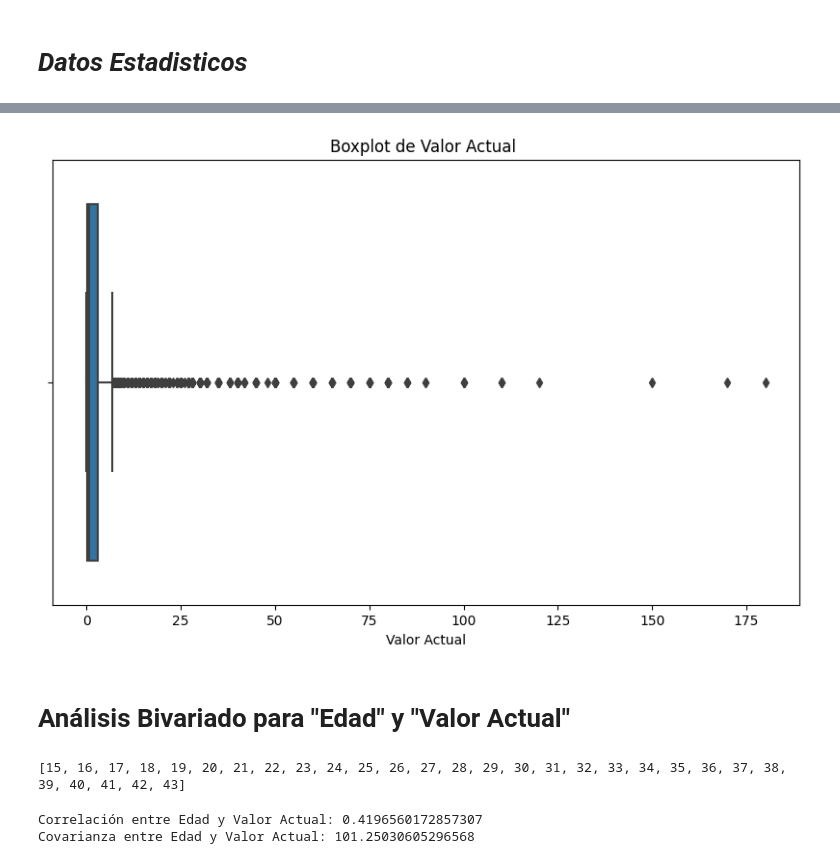
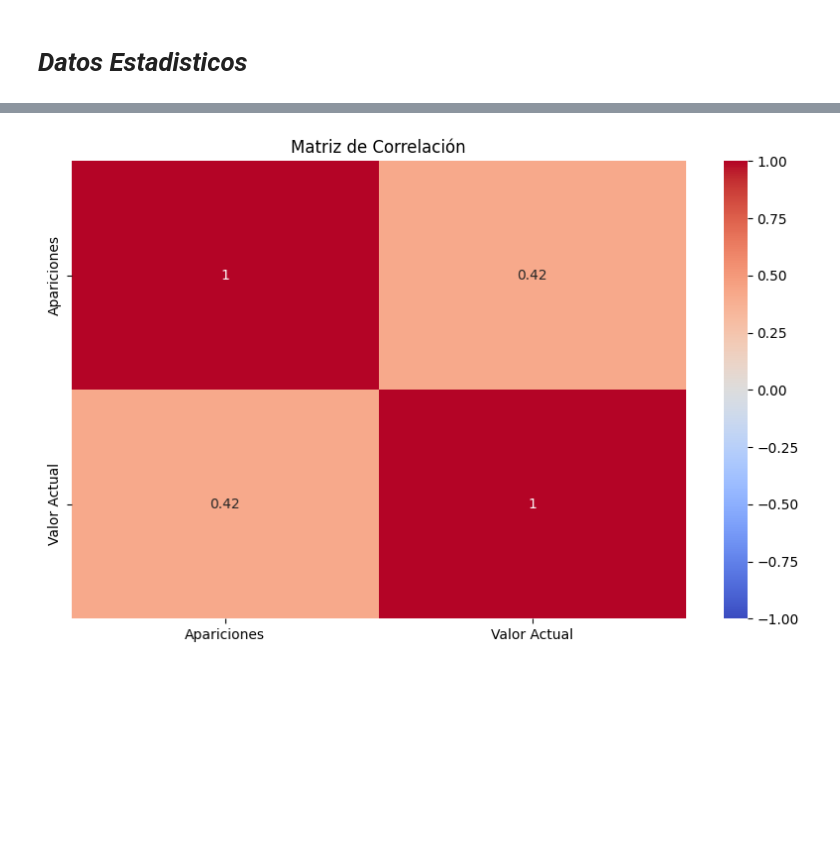
Before and after one commit to alessandrinipablo/Entregas-DS-C49200, a Jupyter notebook: Entrega 10/entrega10.ipynb, the cells around one changed output, grey strips where cells are left out. Cells and saved outputs as stored; diff of their text form; code cells hidden in the pictures; blank space fills up the shorter version.

```diff
--- a/Entrega 10/entrega10.ipynb
+++ b/Entrega 10/entrega10.ipynb
@@ -231,0 +213,16 @@ for rango in rangos:
+# %%
+
+# Definir los límites y etiquetas de los grupos
+bins_apariciones = [0, 50, 100, 150, 200, float('inf')]
+labels_apariciones = ['0-50', '51-100', '101-150', '151-200', '>200']
+
+# Agrupar las apariciones en los grupos definidos
+df_proyecto['Apariciones_Categoria'] = pd.cut(df_proyecto['Apariciones'], bins=bins_apariciones, labels=labels_apariciones)
+
+# Crear el boxplot
+plt.figure(figsize=(10, 6))
+sns.boxplot(x='Apariciones_Categoria', y='Valor Actual', data=df_proyecto)
+plt.title('Boxplot de Valor Actual por Grupos de cantidad  de Apariciones')
+plt.xlabel('Apariciones')
+plt.ylabel('Valor Actual (Millones de dólares)')
+plt.show()
@@ -234,12 +232,0 @@ for rango in rangos:
-# %%
-bins_valor = [0, 10, 20, 30, 40, 50, 60, 70]
-labels_valor = ['<10M', '10-20M', '20-30M', '30-40M', '40-50M', '50-60M', '>60M']
-df_proyecto['Valor_Categoria'] = pd.cut(df_proyecto['Valor Actual'], bins=bins_valor, labels=labels_valor, right=False)
-
-# Histograma para Valor Actual ( mostrara la frecuencia de los valore de los pases actual de cada jugador)
-plt.figure(figsize=(10, 6))
-sns.histplot(df_proyecto['Valor Actual'], bins=9, kde=True)
-plt.title('Distribución de Valor Actual')
-plt.xlabel('Valor Actual (Millones)')
-plt.ylabel('Frecuencia')
-plt.show()
@@ -259,26 +233,8 @@ plt.show()
 # %%
 plt.figure(figsize=(10, 6))
-sns.boxplot(x=df_proyecto['Valor Actual'])
-plt.title('Boxplot de Valor Actual ')
-plt.xlabel('Valor Actual')
+correlation_matrix = df_proyecto[['Apariciones','Valor Actual']].corr()
+sns.heatmap(correlation_matrix, annot=True, cmap='coolwarm', vmin=-1, vmax=1)
+plt.title('Matriz de Correlación')
 plt.show()
 # %% [output]
-[figure, old version]
+[figure, new version]
-# %% [markdown]
-#   Análisis Bivariado para "Edad" y "Valor Actual"
-# %%
-lista_edades = sorted(df_proyecto['Edad'].unique().tolist())
-print(lista_edades)
-# %% [output]
-[15, 16, 17, 18, 19, 20, 21, 22, 23, 24, 25, 26, 27, 28, 29, 30, 31, 32, 33, 34, 35, 36, 37, 38, 39, 40, 41, 42, 43]
-# %%
-# Calcular la correlación
-correlation = df_proyecto['Apariciones'].corr(df_proyecto['Valor Actual'])
-print(f"Correlación entre Edad y Valor Actual: {correlation}")
-
-# Calcular la covarianza ( como cambian las dos variable, pero juntas)
-covariance = df_proyecto['Apariciones'].cov(df_proyecto['Valor Actual'])
-print(f"Covarianza entre Edad y Valor Actual: {covariance}")
-# %% [output]
-Correlación entre Edad y Valor Actual: 0.4196560172857307
-Covarianza entre Edad y Valor Actual: 101.25030605296568
```
Also changed, not shown: parts of 24 cells of this notebook.
